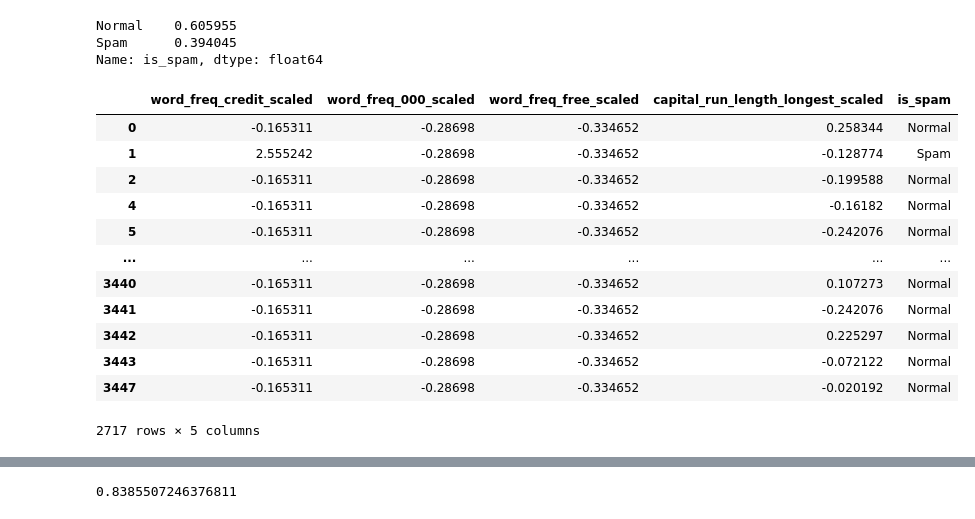
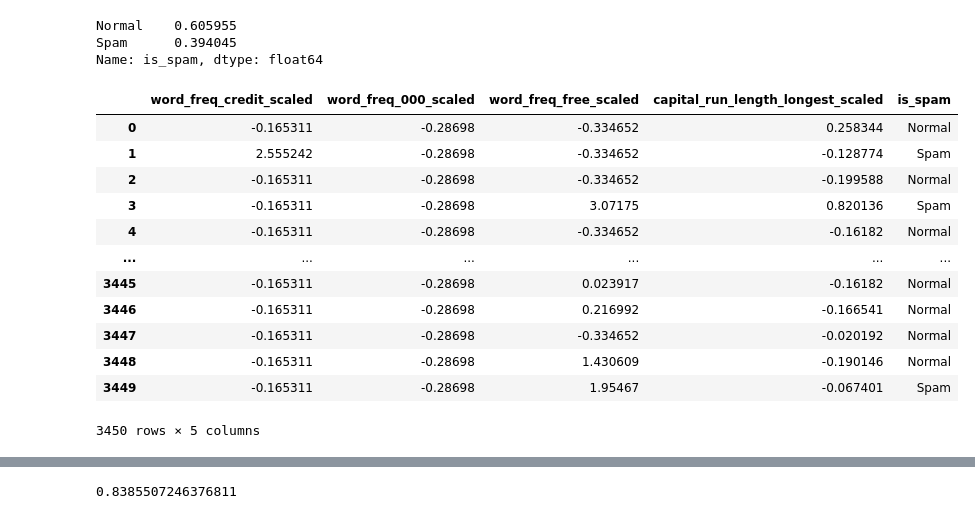
Before and after one commit to SusanLiu628/Dsci-100-project, a Jupyter notebook: Data analysis.ipynb, the cells around one changed output, grey strips where cells are left out. Cells and saved outputs as stored; diff of their text form; code cells hidden in the pictures.

```diff
--- a/Data analysis.ipynb
+++ b/Data analysis.ipynb
@@ -60,27 +61,23 @@ pipeline = make_pipeline(preprocessor, knn)
 # %%
 #scaling training data for exploratory data analysis
 spam_train_scaled = (pd.DataFrame(preprocessor.fit_transform(spam_train)).rename(columns = {0: "word_freq_credit_scaled",
                                                                                         1: "word_freq_000_scaled",
                                                                                         2: "word_freq_free_scaled",
                                                                                         3:"capital_run_length_longest_scaled"})
                      .rename(columns = {4: "is_spam"}))
 
-#spam_train_scaled
-mean_credit =  spam_train_scaled["word_freq_free_scaled"].mean()
-spam_train_scaled["word_freq_credit_scaled"].unique()
-spam_mean = spam_train_scaled[spam_train_scaled["word_freq_free_scaled"] < mean_credit]
-spam_mean
+spam_train_scaled
 # %% [output]
 |  | word_freq_credit_scaled | word_freq_000_scaled | word_freq_free_scaled | capital_run_length_longest_scaled | is_spam |
 | 0 | -0.165311 | -0.28698 | -0.334652 | 0.258344 | Normal |
 | 1 | 2.555242 | -0.28698 | -0.334652 | -0.128774 | Spam |
 | 2 | -0.165311 | -0.28698 | -0.334652 | -0.199588 | Normal |
+| 3 | -0.165311 | -0.28698 | 3.07175 | 0.820136 | Spam |
 | 4 | -0.165311 | -0.28698 | -0.334652 | -0.16182 | Normal |
-| 5 | -0.165311 | -0.28698 | -0.334652 | -0.242076 | Normal |
 | ... | ... | ... | ... | ... | ... |
-| 3440 | -0.165311 | -0.28698 | -0.334652 | 0.107273 | Normal |
-| 3441 | -0.165311 | -0.28698 | -0.334652 | -0.242076 | Normal |
-| 3442 | -0.165311 | -0.28698 | -0.334652 | 0.225297 | Normal |
-| 3443 | -0.165311 | -0.28698 | -0.334652 | -0.072122 | Normal |
+| 3445 | -0.165311 | -0.28698 | 0.023917 | -0.16182 | Normal |
+| 3446 | -0.165311 | -0.28698 | 0.216992 | -0.166541 | Normal |
 | 3447 | -0.165311 | -0.28698 | -0.334652 | -0.020192 | Normal |
+| 3448 | -0.165311 | -0.28698 | 1.430609 | -0.190146 | Normal |
+| 3449 | -0.165311 | -0.28698 | 1.95467 | -0.067401 | Spam |
-2717 rows × 5 columns
+3450 rows × 5 columns
```
Also changed, not shown: parts of 15 cells of this notebook.
